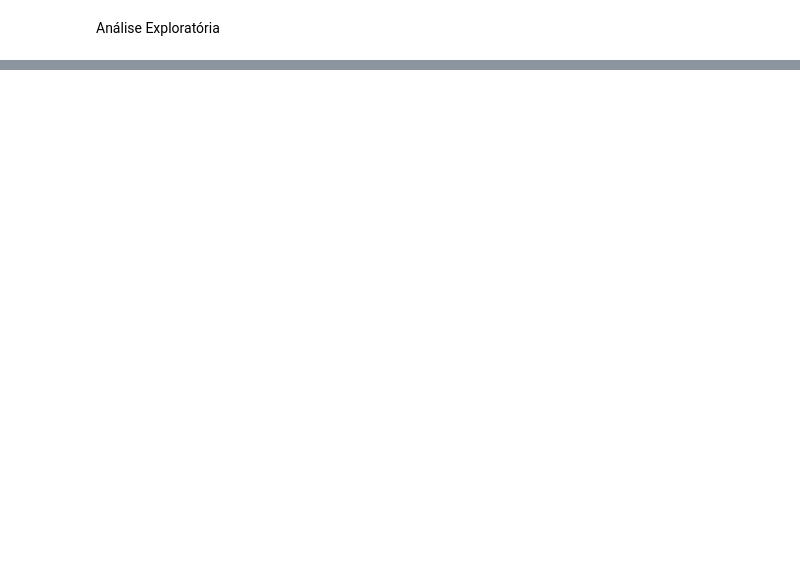
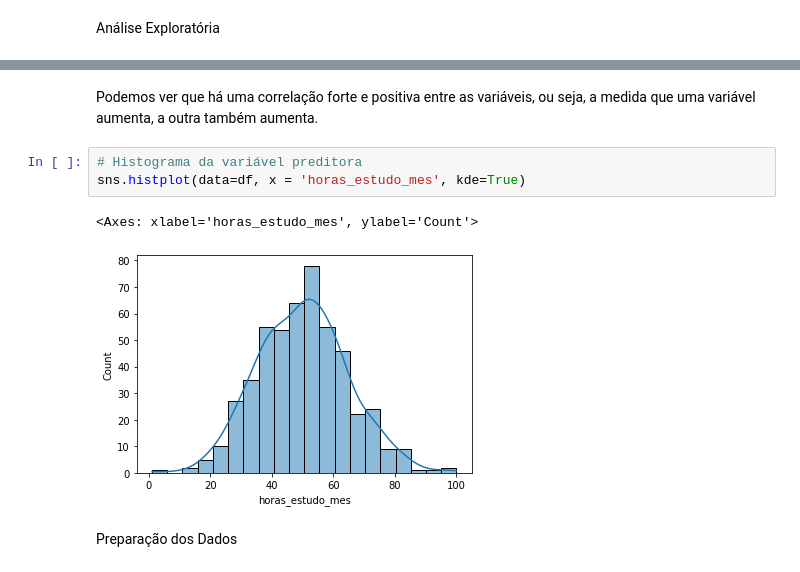
Before and after one commit to marlevek/prevendo-salario, a Jupyter notebook: prevendo-salario-com-regressao-linear.ipynb, the cells around one changed output, grey strips where cells are left out. Drawn from its saved outputs; the diff is of its cells as text; blank space fills up the shorter version.

```diff
--- a/prevendo-salario-com-regressao-linear.ipynb
+++ b/prevendo-salario-com-regressao-linear.ipynb
@@ -77,0 +62,10 @@ ValueError: could not convert string to float: 'CA-2017-152156'
+# %% [markdown]
+Podemos ver que há uma correlação forte e positiva entre as variáveis, ou seja, a medida que uma variável aumenta, a outra também aumenta.
+# %%
+# Histograma da variável preditora
+sns.histplot(data=df, x = 'horas_estudo_mes', kde=True)
+# %% [output]
+<Axes: xlabel='horas_estudo_mes', ylabel='Count'>
+[figure, added]
+# %% [markdown]
+Preparação dos Dados
```
Also changed, not shown: parts of 29 cells of this notebook.
